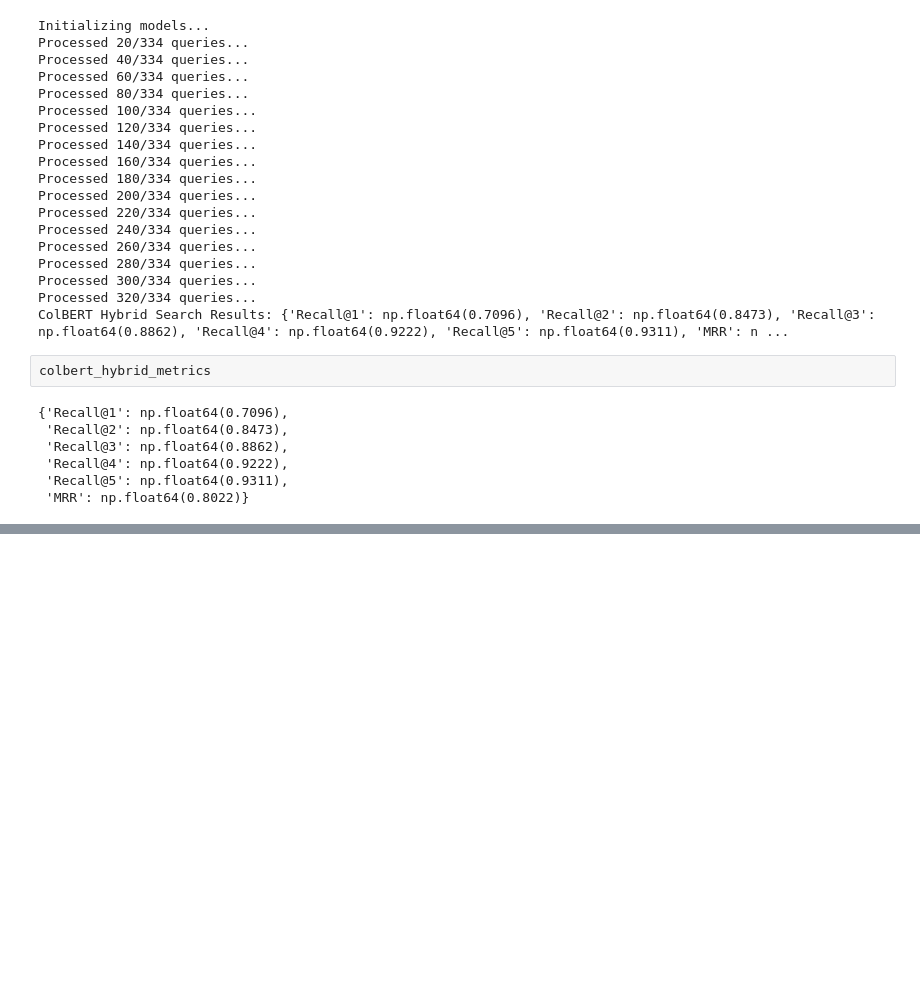
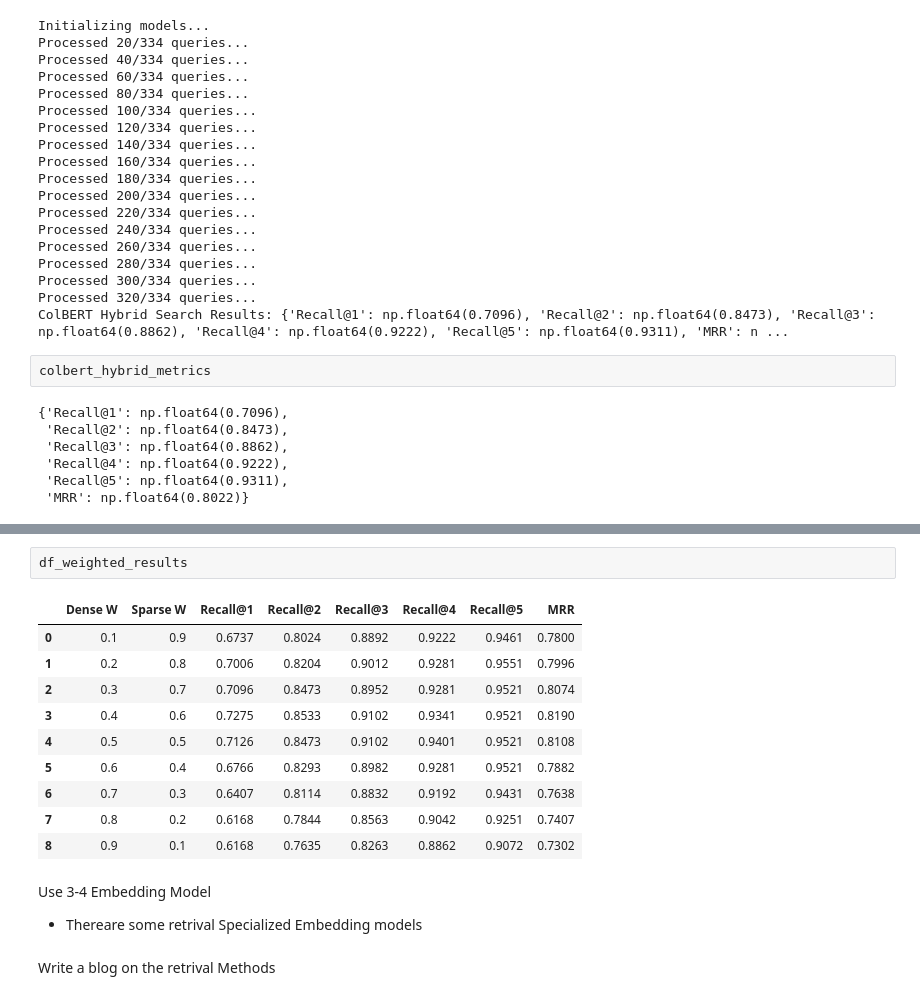
Before and after one commit to Jugal-lachhwani/Advanced_RAG, a Jupyter notebook: Research_Paper_rag/Experiment_pipeline/evaluation.ipynb, the cells around one changed output, grey strips where cells are left out. Cells and saved outputs as stored; diff of their text form; blank space fills up the shorter version.

Commit message:
Used the Weighted Fusion and use fine tuning

```diff
--- a/Research_Paper_rag/Experiment_pipeline/evaluation.ipynb
+++ b/Research_Paper_rag/Experiment_pipeline/evaluation.ipynb
@@ -765,0 +927,18 @@ Latency = 1 min overall
+# %%
+df_weighted_results
+# %% [output]
+|  | Dense W | Sparse W | Recall@1 | Recall@2 | Recall@3 | Recall@4 | Recall@5 | MRR |
+| 0 | 0.1 | 0.9 | 0.6737 | 0.8024 | 0.8892 | 0.9222 | 0.9461 | 0.7800 |
+| 1 | 0.2 | 0.8 | 0.7006 | 0.8204 | 0.9012 | 0.9281 | 0.9551 | 0.7996 |
+| 2 | 0.3 | 0.7 | 0.7096 | 0.8473 | 0.8952 | 0.9281 | 0.9521 | 0.8074 |
+| 3 | 0.4 | 0.6 | 0.7275 | 0.8533 | 0.9102 | 0.9341 | 0.9521 | 0.8190 |
+| 4 | 0.5 | 0.5 | 0.7126 | 0.8473 | 0.9102 | 0.9401 | 0.9521 | 0.8108 |
+| 5 | 0.6 | 0.4 | 0.6766 | 0.8293 | 0.8982 | 0.9281 | 0.9521 | 0.7882 |
+| 6 | 0.7 | 0.3 | 0.6407 | 0.8114 | 0.8832 | 0.9192 | 0.9431 | 0.7638 |
+| 7 | 0.8 | 0.2 | 0.6168 | 0.7844 | 0.8563 | 0.9042 | 0.9251 | 0.7407 |
+| 8 | 0.9 | 0.1 | 0.6168 | 0.7635 | 0.8263 | 0.8862 | 0.9072 | 0.7302 |
+# %% [markdown]
+Use 3-4 Embedding Model
+- Thereare some retrival Specialized Embedding models
+# %% [markdown]
+Write a blog on the retrival Methods
```
Also changed, not shown: parts of 7 cells of this notebook.
